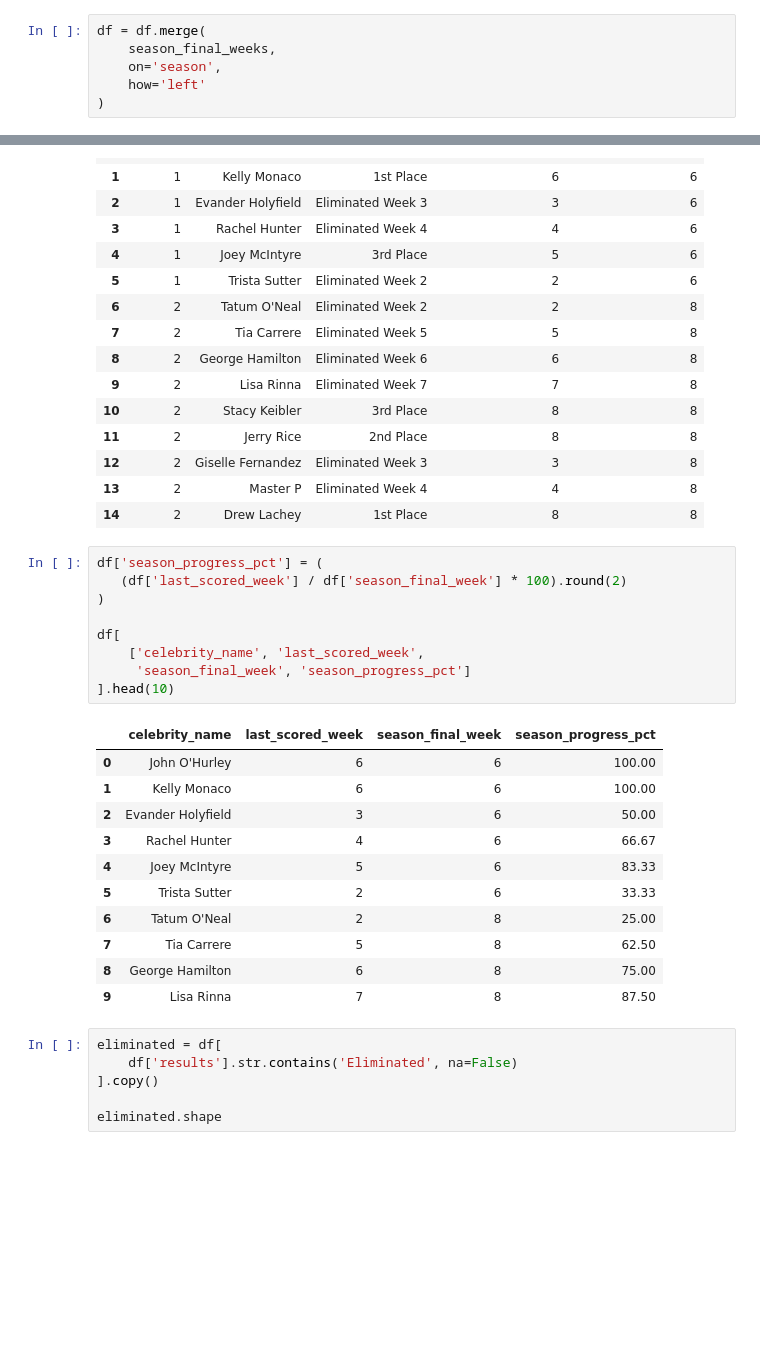
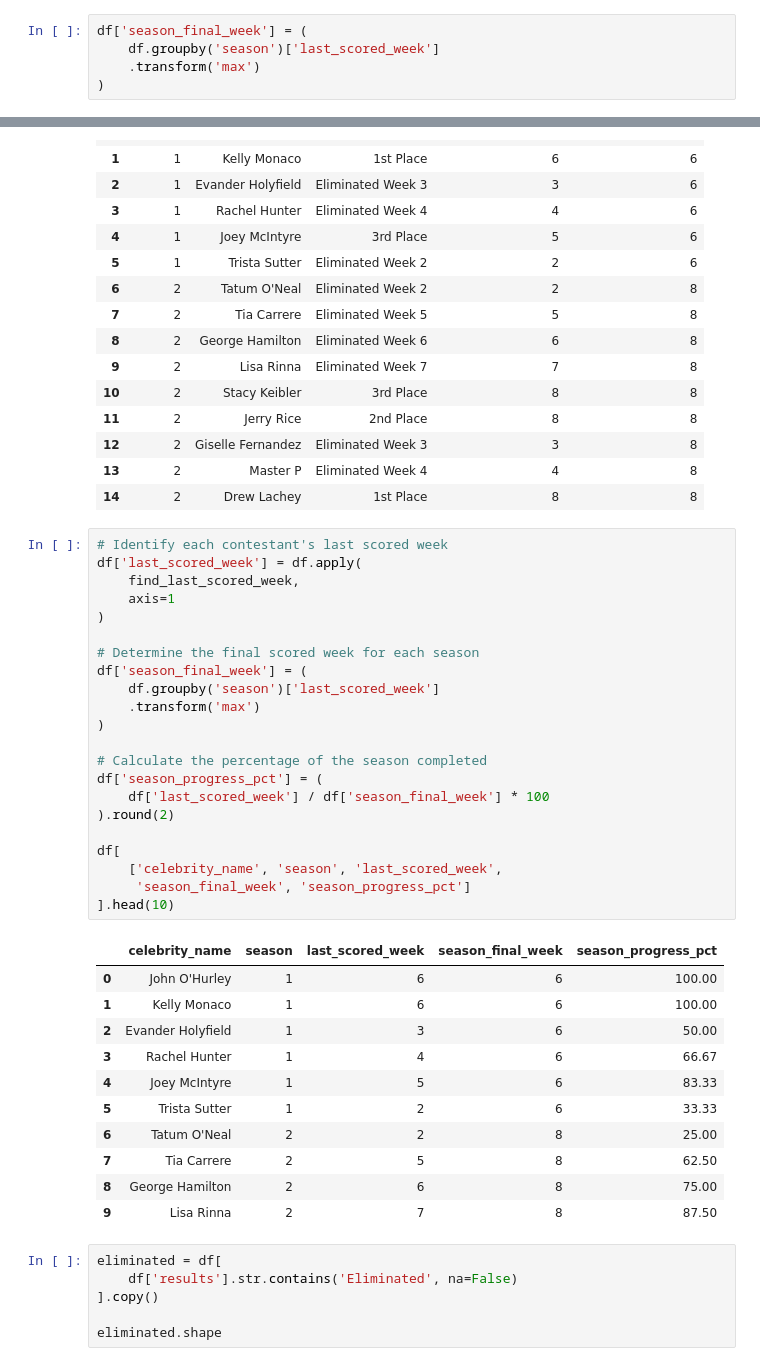
Before and after one commit to mia-c25/dwts-data-analysis, a Jupyter notebook: notebooks/notebook.ipynb, the cells around one changed output, grey strips where cells are left out. Drawn from its saved outputs; the diff is of its cells as text; blank space fills up the shorter version.

Commit message:
Finalize DWTS analysis and project documentation

```diff
--- a/notebooks/notebook.ipynb
+++ b/notebooks/notebook.ipynb
@@ -1397,12 +1213,11 @@ season_final_weeks.head(15)
 | 12 | 13 | 10 |
 | 13 | 14 | 10 |
 | 14 | 15 | 10 |
-# %%
-df = df.merge(
-    season_final_weeks,
-    on='season',
-    how='left'
-)
+# %%
+df['season_final_week'] = (
+    df.groupby('season')['last_scored_week']
+    .transform('max')
+)
 # %%
 df[
     ['season', 'celebrity_name', 'results',
@@ -1425,27 +1240,40 @@ df[
 | 12 | 2 | Giselle Fernandez | Eliminated Week 3 | 3 | 8 |
 | 13 | 2 | Master P | Eliminated Week 4 | 4 | 8 |
 | 14 | 2 | Drew Lachey | 1st Place | 8 | 8 |
-# %%
-df['season_progress_pct'] = (
-   (df['last_scored_week'] / df['season_final_week'] * 100).round(2)
-)
-
-df[
-    ['celebrity_name', 'last_scored_week',
-     'season_final_week', 'season_progress_pct']
-].head(10)
-# %% [output]
-|  | celebrity_name | last_scored_week | season_final_week | season_progress_pct |
-| 0 | John O'Hurley | 6 | 6 | 100.00 |
-| 1 | Kelly Monaco | 6 | 6 | 100.00 |
-| 2 | Evander Holyfield | 3 | 6 | 50.00 |
-| 3 | Rachel Hunter | 4 | 6 | 66.67 |
-| 4 | Joey McIntyre | 5 | 6 | 83.33 |
-| 5 | Trista Sutter | 2 | 6 | 33.33 |
-| 6 | Tatum O'Neal | 2 | 8 | 25.00 |
-| 7 | Tia Carrere | 5 | 8 | 62.50 |
-| 8 | George Hamilton | 6 | 8 | 75.00 |
-| 9 | Lisa Rinna | 7 | 8 | 87.50 |
+# %%
+# Identify each contestant's last scored week
+df['last_scored_week'] = df.apply(
+    find_last_scored_week,
+    axis=1
+)
+
+# Determine the final scored week for each season
+df['season_final_week'] = (
+    df.groupby('season')['last_scored_week']
+    .transform('max')
+)
+
+# Calculate the percentage of the season completed
+df['season_progress_pct'] = (
+    df['last_scored_week'] / df['season_final_week'] * 100
+).round(2)
+
+df[
+    ['celebrity_name', 'season', 'last_scored_week',
+     'season_final_week', 'season_progress_pct']
+].head(10)
+# %% [output]
+|  | celebrity_name | season | last_scored_week | season_final_week | season_progress_pct |
+| 0 | John O'Hurley | 1 | 6 | 6 | 100.00 |
+| 1 | Kelly Monaco | 1 | 6 | 6 | 100.00 |
+| 2 | Evander Holyfield | 1 | 3 | 6 | 50.00 |
+| 3 | Rachel Hunter | 1 | 4 | 6 | 66.67 |
+| 4 | Joey McIntyre | 1 | 5 | 6 | 83.33 |
+| 5 | Trista Sutter | 1 | 2 | 6 | 33.33 |
+| 6 | Tatum O'Neal | 2 | 2 | 8 | 25.00 |
+| 7 | Tia Carrere | 2 | 5 | 8 | 62.50 |
+| 8 | George Hamilton | 2 | 6 | 8 | 75.00 |
+| 9 | Lisa Rinna | 2 | 7 | 8 | 87.50 |
 # %%
 eliminated = df[
     df['results'].str.contains('Eliminated', na=False)
```
Also changed, not shown: parts of 85 cells of this notebook, 1 other file.
